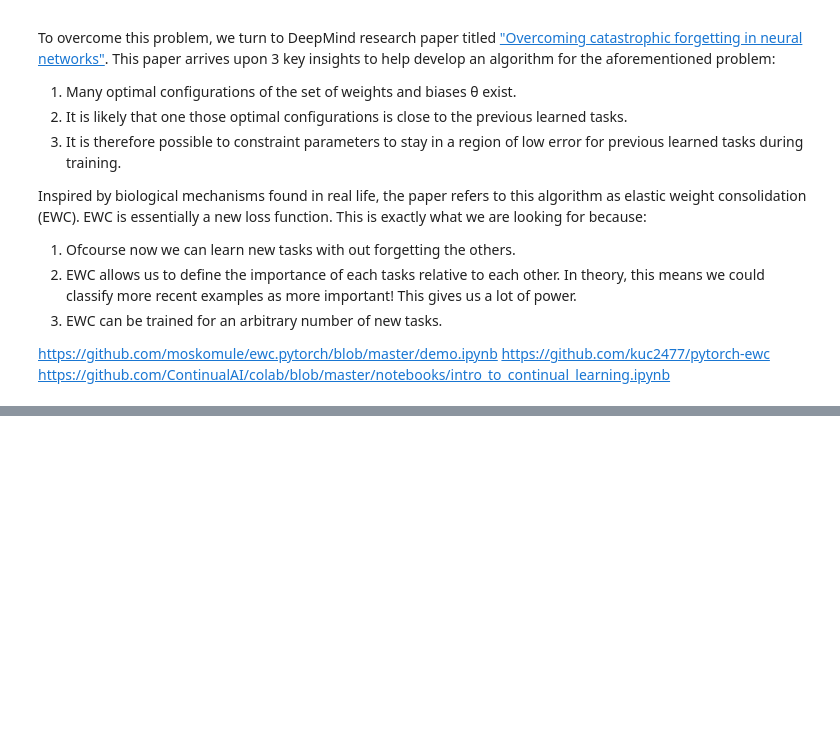
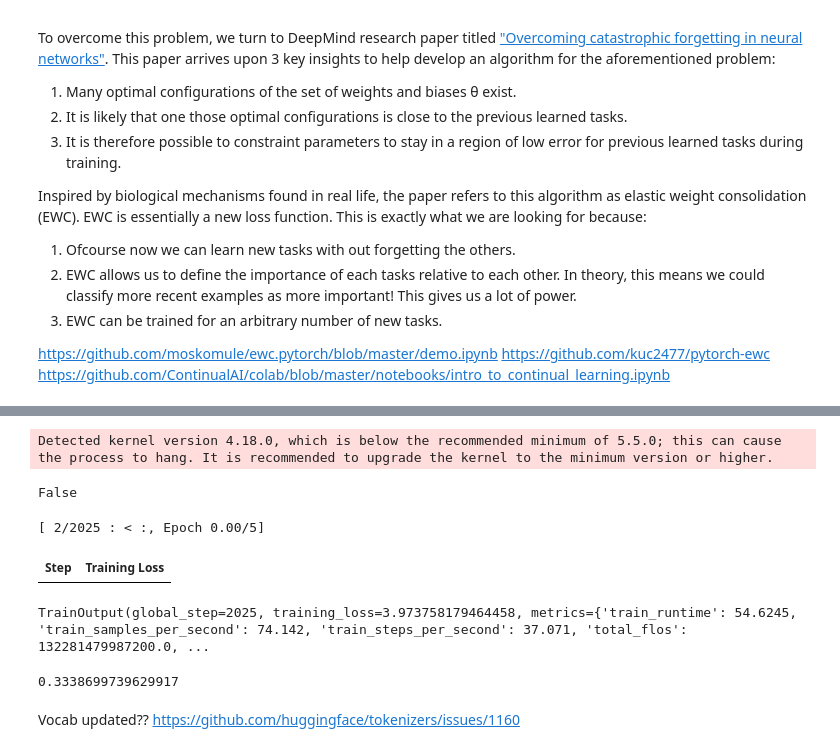
Before and after one commit to Aseeef/NextType, a Jupyter notebook: Next-Type.ipynb, the cells around one changed output, grey strips where cells are left out. Cells and saved outputs as stored; diff of their text form; code cells hidden in the pictures; blank space fills up the shorter version.

```diff
--- a/Next-Type.ipynb
+++ b/Next-Type.ipynb
@@ -188,7 +221,6 @@ def load_var_gz(var_name: str) -> Union[None, object]:
         return pickle.load(file)
 # %%
 # Check if GPU is available and set the device accordingly
-#device = torch.device("cuda" if torch.cuda.is_available() else "cpu")
-device = torch.device('cpu')
+device = torch.device("cuda" if torch.cuda.is_available() else "cpu")
 print(f"Using device={device}")
 # %% [output]
@@ -593,11 +599,11 @@ Predicted Masked Token: binary
 #### Distil-GPT2
 # %%
 # Choose the GPT-2 model variant
-model_name = "distilgpt2"
+distgpt2_model_name = "distilgpt2"
 
 # Load pre-trained GPT-2 model and tokenizer
-model: GPT2LMHeadModel = GPT2LMHeadModel.from_pretrained(model_name)
-tokenizer: PreTrainedTokenizerBase = GPT2Tokenizer.from_pretrained(model_name)
-# Move the model to the GPU if available
-model.to(device)
+distgpt2_model: GPT2LMHeadModel = GPT2LMHeadModel.from_pretrained(distgpt2_model_name)
+distgpt2_tokenizer: PreTrainedTokenizerBase = GPT2Tokenizer.from_pretrained(distgpt2_model_name)
+# Move the model to the GPU (if available)
+distgpt2_model = distgpt2_model.to(device)
 # %%
@@ -731,0 +918,57 @@ https://github.com/ContinualAI/colab/blob/master/notebooks/intro_to_continual_le
+# %%
+from transformers import TextDataset, DataCollatorForLanguageModeling, TrainingArguments, Trainer
+
+model_name = "distilgpt2"
+model = GPT2LMHeadModel.from_pretrained(model_name)
+tokenizer = GPT2Tokenizer.from_pretrained(model_name)
+
+print(model == distgpt2_model)
+
+# Load and preprocess the training data
+train_dataset = TextDataset(
+    tokenizer=tokenizer,
+    file_path=f"{data_dir}/training.txt",
+    block_size=128  # adjust block_size as needed
+)
+
+# Load and preprocess the validation data
+valid_dataset = TextDataset(
+    tokenizer=tokenizer,
+    file_path=f"{data_dir}/validation.txt",
+    block_size=128  # adjust block_size as needed
+)
+
+# Data collator for language modeling
+data_collator = DataCollatorForLanguageModeling(
+    tokenizer=tokenizer,
+    mlm=False  # we're not using masked language modeling here
+)
+
+# Training arguments
+training_args = TrainingArguments(
+    output_dir=f"{data_dir}/gpt2-finetuned",
+    overwrite_output_dir=True,
+    num_train_epochs=5,  # adjust as needed
+    per_device_train_batch_size=2,
+    save_steps=10_000,  # adjust as needed
+    save_total_limit=2,
+    prediction_loss_only=True,
+)
+
+# Trainer
+trainer = Trainer(
+    model=model,
+    args=training_args,
+    data_collator=data_collator,
+    train_dataset=train_dataset,
+    eval_dataset=valid_dataset,
+)
+
+# Fine-tune the GPT-2 model
+trainer.train()
+# %% [output]
+Detected kernel version 4.18.0, which is below the recommended minimum of 5.5.0; this can cause the process to hang. It is recommended to upgrade the kernel to the minimum version or higher.
+False
+[ 2/2025 : < :, Epoch 0.00/5]
+| Step | Training Loss |
+TrainOutput(global_step=2025, training_loss=3.973758179464458, metrics={'train_runtime': 54.6245, 'train_samples_per_second': 74.142, 'train_steps_per_second': 37.071, 'total_flos': 132281479987200.0, ...
@@ -731,0 +1037,8 @@ https://github.com/ContinualAI/colab/blob/master/notebooks/intro_to_continual_le
+# %%
+gpt2_accuracy = distilgpt2_correct_predictions / distilgpt2_total_predictions
+print(gpt2_accuracy)
+# %% [output]
+0.3338699739629917
+# %% [markdown]
+Vocab updated??
+https://github.com/huggingface/tokenizers/issues/1160
```
Also changed, not shown: parts of 35 cells of this notebook.
